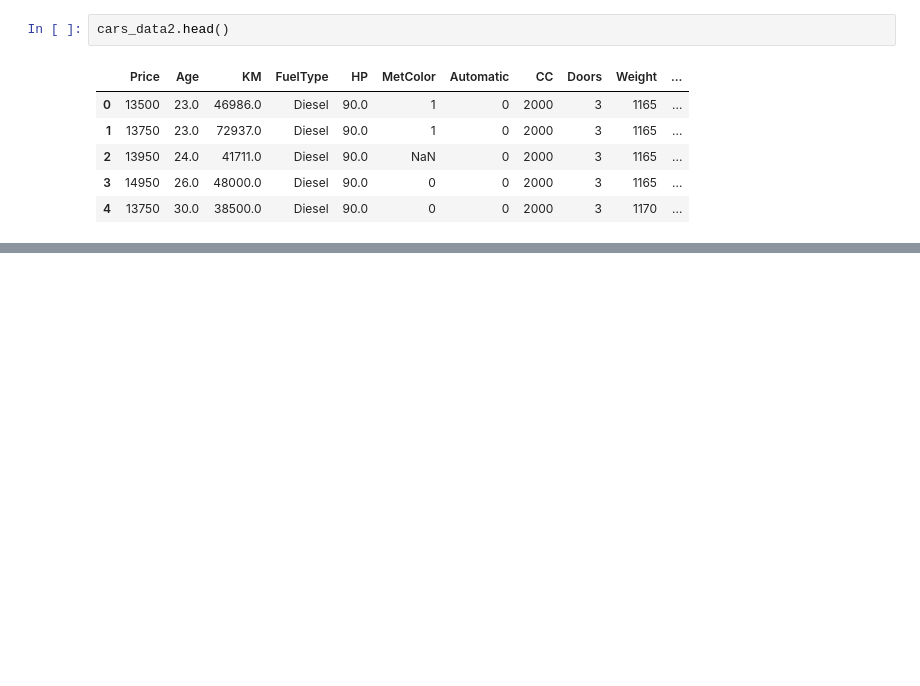
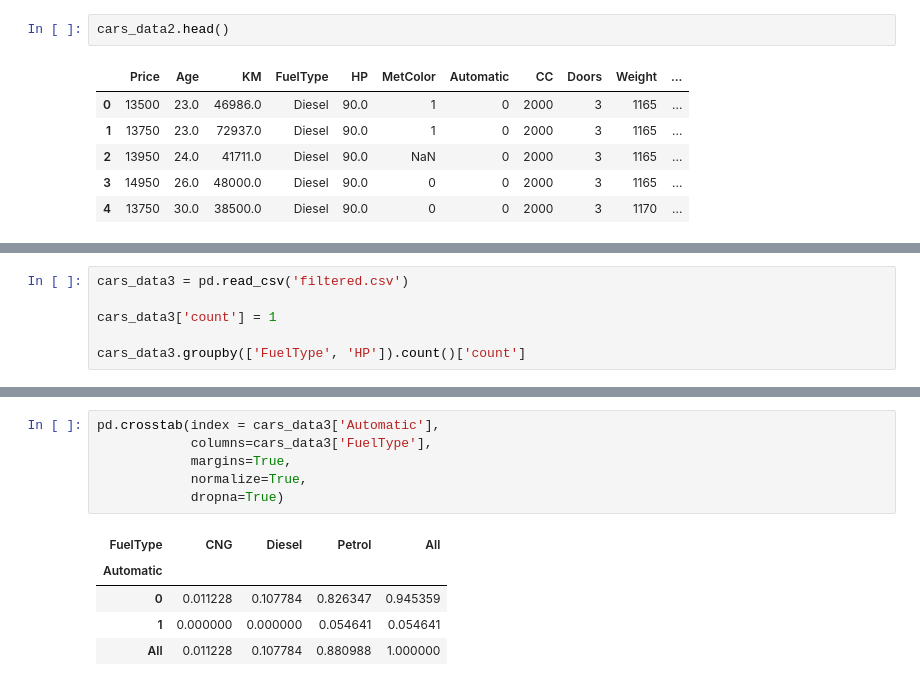
Before and after one commit to gshanbhag525/Programming-Knowledge-, a Jupyter notebook: Pandas Tutorial.ipynb, the cells around one changed output, grey strips where cells are left out. Saved outputs shown, nothing was run; the diff lists cells and outputs as text; blank space fills up the shorter version.

```diff
--- a/Pandas Tutorial.ipynb
+++ b/Pandas Tutorial.ipynb
@@ -624,0 +690,6 @@ cars_data2.head()
+# %%
+cars_data3 = pd.read_csv('filtered.csv')
+
+cars_data3['count'] = 1
+
+cars_data3.groupby(['FuelType', 'HP']).count()['count']
@@ -624,0 +745,12 @@ cars_data2.head()
+# %%
+pd.crosstab(index = cars_data3['Automatic'],
+            columns=cars_data3['FuelType'],
+            margins=True,
+            normalize=True,
+            dropna=True)
+# %% [output]
+| FuelType | CNG | Diesel | Petrol | All |
+| Automatic |  |  |  |  |
+| 0 | 0.011228 | 0.107784 | 0.826347 | 0.945359 |
+| 1 | 0.000000 | 0.000000 | 0.054641 | 0.054641 |
+| All | 0.011228 | 0.107784 | 0.880988 | 1.000000 |
```
Also changed, not shown: parts of 28 cells of this notebook, 1 other file.
